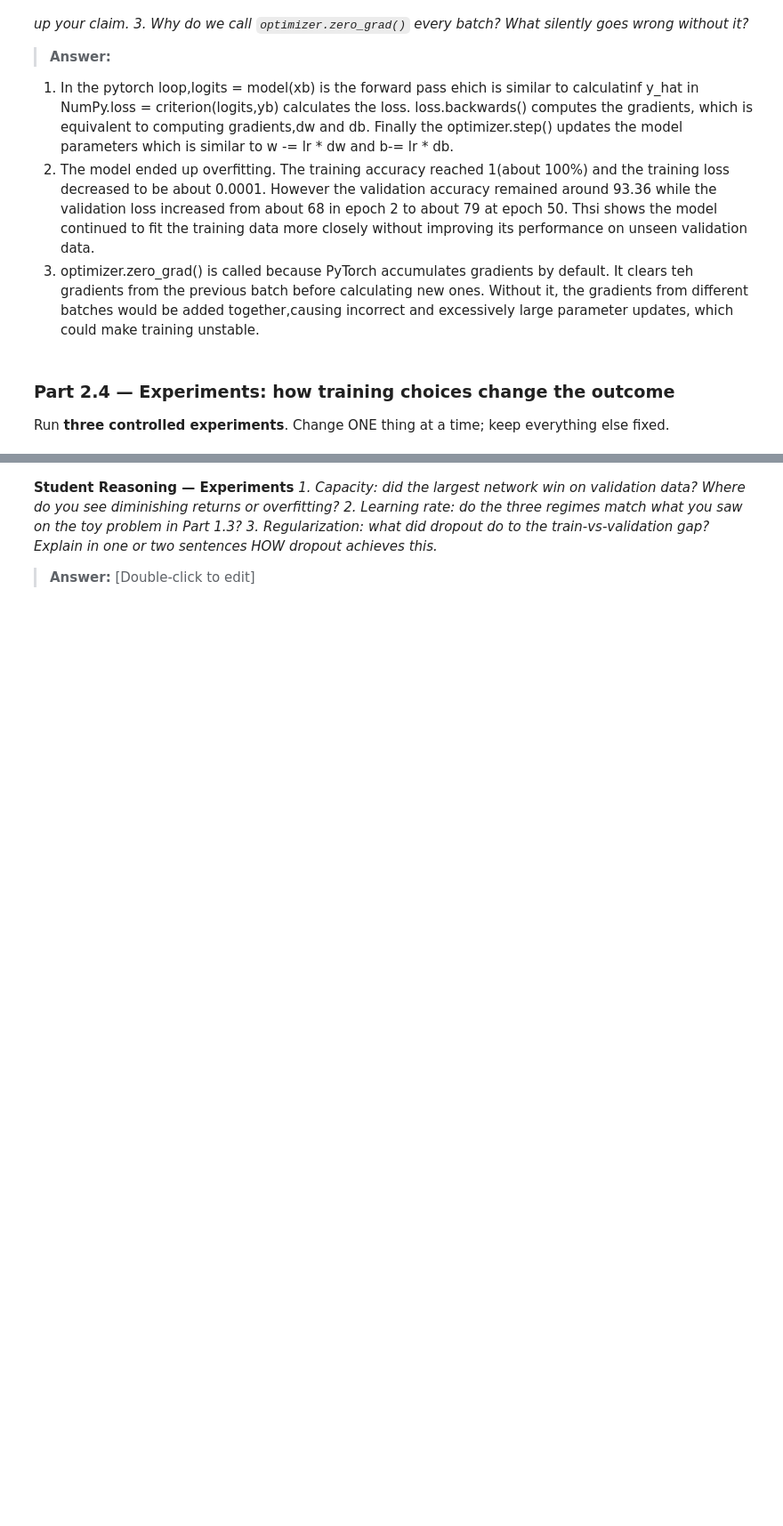
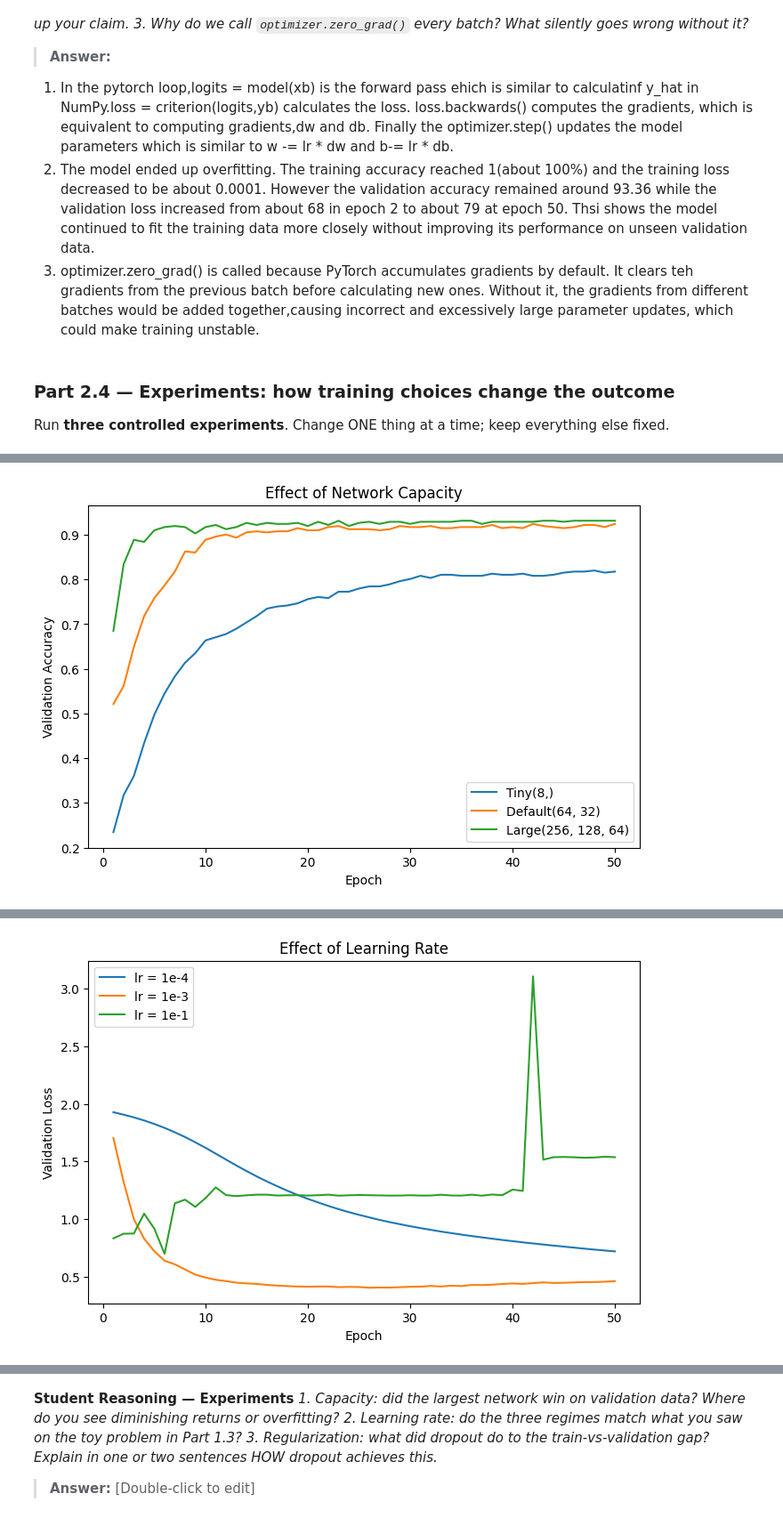
Before and after one commit to loisvanessaadams-create/Lab-3, a Jupyter notebook: Lab_3.ipynb, the cells around one changed output, grey strips where cells are left out. Shown at 89% size. Cells and saved outputs as stored; diff of their text form; code cells hidden in the pictures; blank space fills up the shorter version.

```diff
--- a/Lab_3.ipynb
+++ b/Lab_3.ipynb
@@ -723,10 +748,10 @@ def run_experiment(hidden_sizes = (64,32),
   experiment_train_loader = DataLoader(train_dataset,batch_size = batch_size,shuffle = True)
   experiment_val_loader = DataLoader(val_dataset,batch_size = batch_size,shuffle = False)
 
-  model = FlexibleFFN(
-      input_size = input_size,
-      num_classes = num_classes,
+  model = FeedForwardNet(
+      input_dim,
       hidden_sizes = hidden_sizes,
+      n_classes = 7,
       dropout = dropout
   ).to(DEVICE)
 
@@ -830,9 +855,9 @@ large_history = run_experiment(hidden_sizes = (256,128,64),
                                epochs = 50,
                                dropout = 0.0)
 plt.figure(figsize=(8,5))
-plt.plot(range(1,len(tiny_history["val_accuracies"])+1,
+plt.plot(range(1,len(tiny_history["val_accuracies"])+1),
                tiny_history["val_accuracies"],
-               label = "Tiny(8,)"))
+               label = "Tiny(8,)")
 plt.plot(range(1,len(default_history["val_accuracies"])+1),
          default_history["val_accuracies"],
          label="Default(64, 32)"
@@ -847,8 +872,70 @@ plt.legend()
 plt.show()
 # TODO — Experiment B (learning rate): lr = 1e-4, 1e-3, 1e-1 (same architecture).
 #   Plot the three validation-loss curves together. Compare with Part 1.3.
+lr_low_history = run_experiment(
+    hidden_sizes = (64,32),
+    lr = 1e-4,
+    batch_size = 32,
+    epochs = 50,
+    dropout = 0.0
+)
+lr_default_history =run_experiment(
+    hidden_sizes = (64,32),
+    lr = 1e-3,
+    batch_size = 32,
+    epochs = 50,
+    dropout = 0.0
+)
+lr_high_history = run_experiment(
+    hidden_sizes = (64,32),
+    lr = 1e-1,
+    batch_size = 32,
+    epochs = 50,
+    dropout = 0.0
+)
+plt.figure(figsize=(8,5))
+plt.plot(range(1,len(lr_low_history["val_losses"])+1),
+               lr_low_history["val_losses"],
+               label = "lr = 1e-4")
+plt.plot(range(1,len(lr_default_history["val_losses"])+1),
+         lr_default_history["val_losses"],
+         label="lr = 1e-3"
+)
+plt.plot(range(1,len(lr_high_history["val_losses"]) + 1),
+         lr_high_history["val_losses"],
+         label="lr = 1e-1"
+)
+plt.xlabel("Epoch")
+plt.ylabel("Validation Loss")
+plt.title("Effect of Learning Rate")
+plt.legend()
+plt.show()
 
 # TODO — Experiment C (regularization): take your LARGEST network and train it
 #   with and without nn.Dropout(0.3) after each hidden layer.
 #   Plot train vs validation accuracy for both runs.
+large_no_dropout = run_experiment(
+    hidden_sizes = (256,128,64),
+    lr = 1e-3,
+    epochs=50,
+    dropout=0.3
+)
+plt.figure(figsize=(9,6))
+plt.plot(range(1,len(large_no_dropout["train_accuracies"])+1),
+               large_no_dropout["train_accuracies"],
+               label="Train Accuracy, dropout = 0.0")
+plt.plot(range(1,len(large_no_dropout["val_accuracies"])+1),
+         large_no_dropout["val_accuracies"],
+         label="Validation Accuracy, dropout = 0.0")
+plt.plot(range(1,len(large_history["train_accuracies"])+1),
+         large_history["train_accuracies"],
+         label="Train Accuracy, dropout = 0.3")
+plt.plot(range(1,len(large_history["val_accuracies"])+1),
+         large_history["val_accuracies"],
+         label="Validation Accuracy, dropout = 0.3")
+plt.xlabel("Epoch")
+plt.ylabel("Accuracy")
+plt.title("Effect of Dropout")
+plt.legend()
+plt.show()
 # %% [output]
@@ -855,0 +959 @@ NameError: name 'FlexibleFFN' is not defined
+[figure, added]
@@ -855,0 +977 @@ NameError: name 'FlexibleFFN' is not defined
+[figure, added]
```
Also changed, not shown: parts of 3 cells of this notebook.
